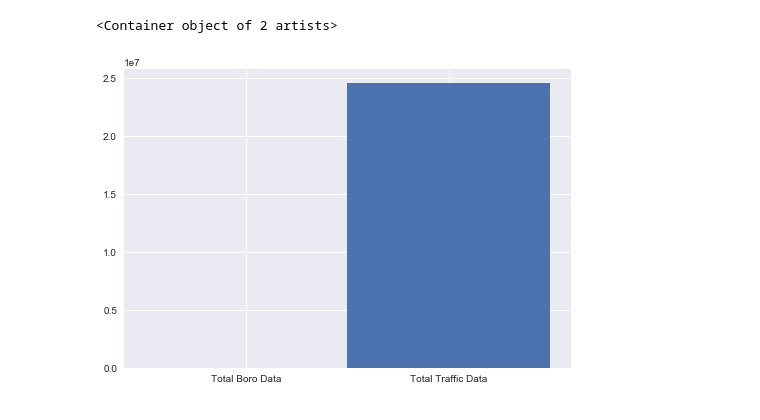
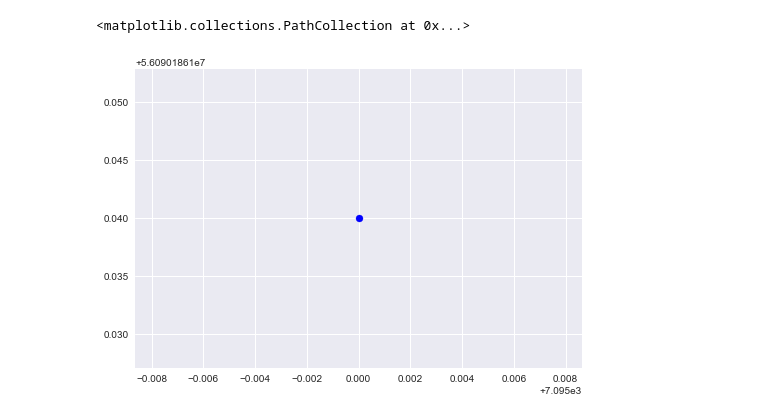
Before and after one commit to HarshaLaxman/NYCBoroTaxiAnalysis, a Jupyter notebook: BoroAgainstTotalTraffic.ipynb, the cells around one changed output. Saved outputs shown, nothing was run; the diff lists cells and outputs as text; code cells hidden in the pictures.

Commit message:
Attempted Scatter Plot

```diff
--- a/BoroAgainstTotalTraffic.ipynb
+++ b/BoroAgainstTotalTraffic.ipynb
@@ -22,17 +22,21 @@ green = pd.read_csv('Cleaned_Green_Count.csv')
 df_green = pd.DataFrame(green)
 
 #Load the cleaned csv file for NYC 2012-2013 traffic into a pandas datafram
-traffic = 'Cleaned_Traffic_Count_Coordinates.csv'
+traffic = 'Cleaned_Traffic_Count_coordinates.csv'
 df_traffic = pd.read_csv(traffic)
 # %%
 #Visualize the difference in size of the two datasets. Traffic is two years worth of overall traffic in NYC. Green is just the collected data from the boro taxis
 
 greenSum = len(df_green)
 trafficSum = df_traffic['Total Traffic'].sum()
 
-fig, ax  = plt.subplots()
-ax.bar([1, 2], [greenSum, trafficSum], width=1,
-       tick_label=['Total Boro Data', 'Total Traffic Data'], align='center')
+long =
+# Plot the first set of data
+plt.scatter(greenSum, trafficSum, c='blue')
+
+#fig, ax  = plt.subplots()
+#ax.bar([1, 2], [greenSum, trafficSum], width=1,
+    #   tick_label=['Total Boro Data', 'Total Traffic Data'], align='center')
 # %% [output]
-<Container object of 2 artists>
+<matplotlib.collections.PathCollection at 0x...>
-[figure, old version]
+[figure, new version]
```
Also changed, not shown: parts of 1 cell of this notebook, 1 other file.
